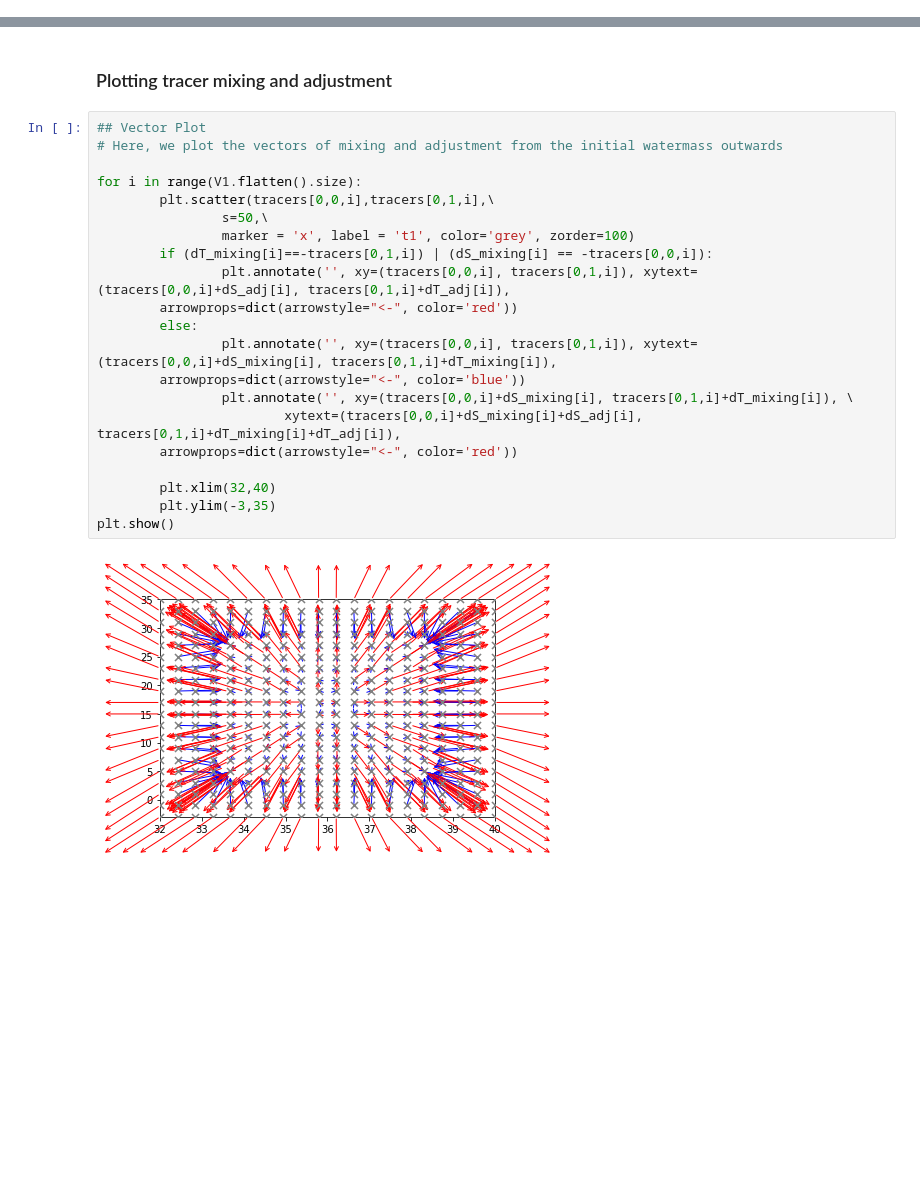
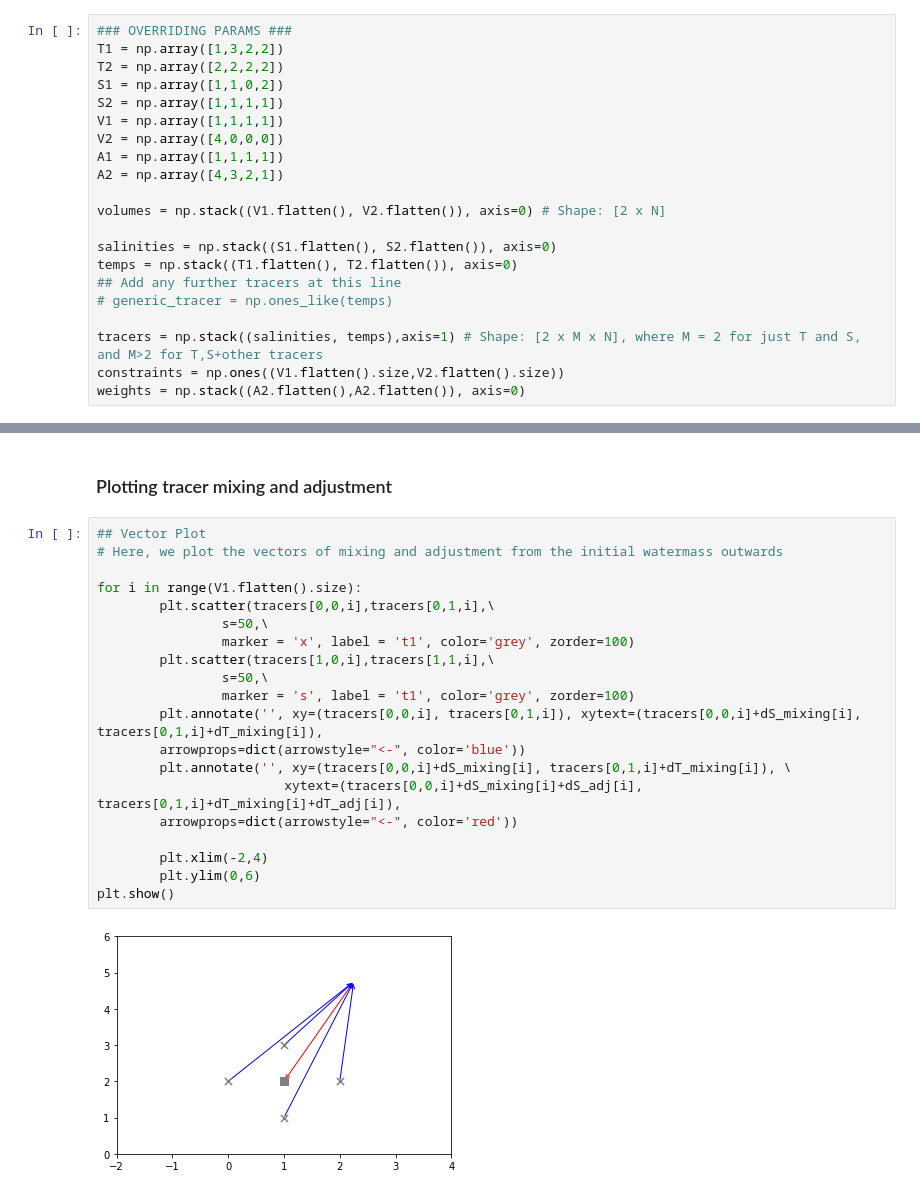
Before and after one commit to taimoorsohail/WM_Methods, a Jupyter notebook: MTM_tutorial.ipynb, the cells around one changed output, grey strips where cells are left out. Drawn from its saved outputs; the diff is of its cells as text; blank space fills up the shorter version.

Commit message:
Added option for "simple" mixing/flux only cases

```diff
--- a/MTM_tutorial.ipynb
+++ b/MTM_tutorial.ipynb
@@ -110,6 +110,27 @@ ST_scale = (bet/alph)
 ## We create a weight matrix of ones
 # Note that the code is very sensitive to the weights we input, and may break (TO BE DEVELOPED)
 weights = np.stack((A2.flatten(),A2.flatten(), A2.flatten()), axis=0) # Shape: An [M x N] matrix
+# %%
+### OVERRIDING PARAMS ###
+T1 = np.array([1,3,2,2])
+T2 = np.array([2,2,2,2])
+S1 = np.array([1,1,0,2])
+S2 = np.array([1,1,1,1])
+V1 = np.array([1,1,1,1])
+V2 = np.array([4,0,0,0])
+A1 = np.array([1,1,1,1])
+A2 = np.array([4,3,2,1])
+
+volumes = np.stack((V1.flatten(), V2.flatten()), axis=0) # Shape: [2 x N]
+
+salinities = np.stack((S1.flatten(), S2.flatten()), axis=0)
+temps = np.stack((T1.flatten(), T2.flatten()), axis=0)
+## Add any further tracers at this line
+# generic_tracer = np.ones_like(temps)
+
+tracers = np.stack((salinities, temps),axis=1) # Shape: [2 x M x N], where M = 2 for just T and S, and M>2 for T,S+other tracers
+constraints = np.ones((V1.flatten().size,V2.flatten().size))
+weights = np.stack((A2.flatten(),A2.flatten()), axis=0)
 # %% [markdown]
 ### Running the optimiser
 # %%
@@ -162,26 +193,25 @@ dtracer_adj = Adjustment[2,:]
 # %%
 ## Vector Plot
 # Here, we plot the vectors of mixing and adjustment from the initial watermass outwards
 
 for i in range(V1.flatten().size):
         plt.scatter(tracers[0,0,i],tracers[0,1,i],\
                 s=50,\
                 marker = 'x', label = 't1', color='grey', zorder=100)
-        if (dT_mixing[i]==-tracers[0,1,i]) | (dS_mixing[i] == -tracers[0,0,i]):
-                plt.annotate('', xy=(tracers[0,0,i], tracers[0,1,i]), xytext=(tracers[0,0,i]+dS_adj[i], tracers[0,1,i]+dT_adj[i]),
-        arrowprops=dict(arrowstyle="<-", color='red'))
-        else:
-                plt.annotate('', xy=(tracers[0,0,i], tracers[0,1,i]), xytext=(tracers[0,0,i]+dS_mixing[i], tracers[0,1,i]+dT_mixing[i]),
+        plt.scatter(tracers[1,0,i],tracers[1,1,i],\
+                s=50,\
+                marker = 's', label = 't1', color='grey', zorder=100)
+        plt.annotate('', xy=(tracers[0,0,i], tracers[0,1,i]), xytext=(tracers[0,0,i]+dS_mixing[i], tracers[0,1,i]+dT_mixing[i]),
         arrowprops=dict(arrowstyle="<-", color='blue'))
-                plt.annotate('', xy=(tracers[0,0,i]+dS_mixing[i], tracers[0,1,i]+dT_mixing[i]), \
+        plt.annotate('', xy=(tracers[0,0,i]+dS_mixing[i], tracers[0,1,i]+dT_mixing[i]), \
                         xytext=(tracers[0,0,i]+dS_mixing[i]+dS_adj[i], tracers[0,1,i]+dT_mixing[i]+dT_adj[i]),
         arrowprops=dict(arrowstyle="<-", color='red'))
 
-        plt.xlim(32,40)
-        plt.ylim(-3,35)
+        plt.xlim(-2,4)
+        plt.ylim(0,6)
 plt.show()
 # %% [output]
-[figure, old version]
+[figure, new version]
 # %%
 ## Visualise T and S mixing and adjustment as a colourmap on the initial watermass locations
 
```
Also changed, not shown: parts of 7 cells of this notebook.
